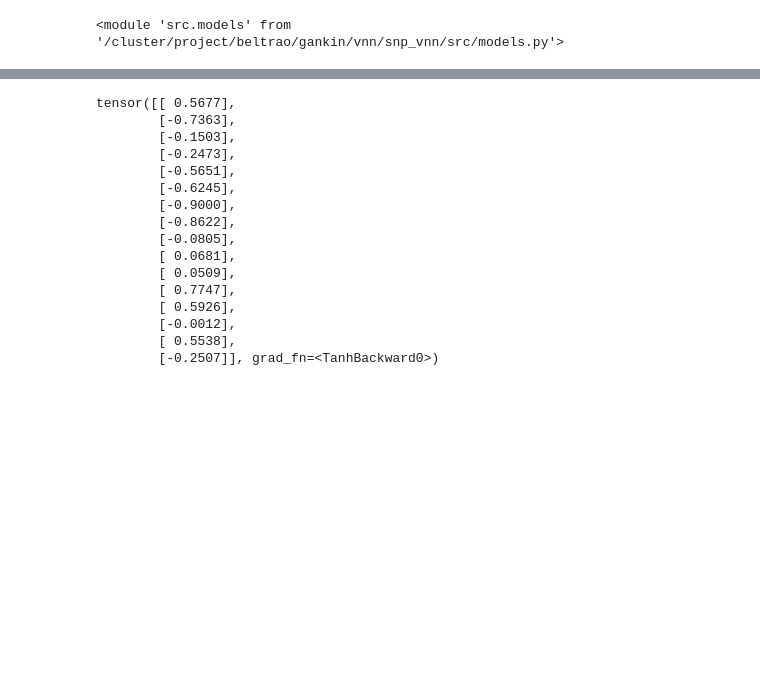
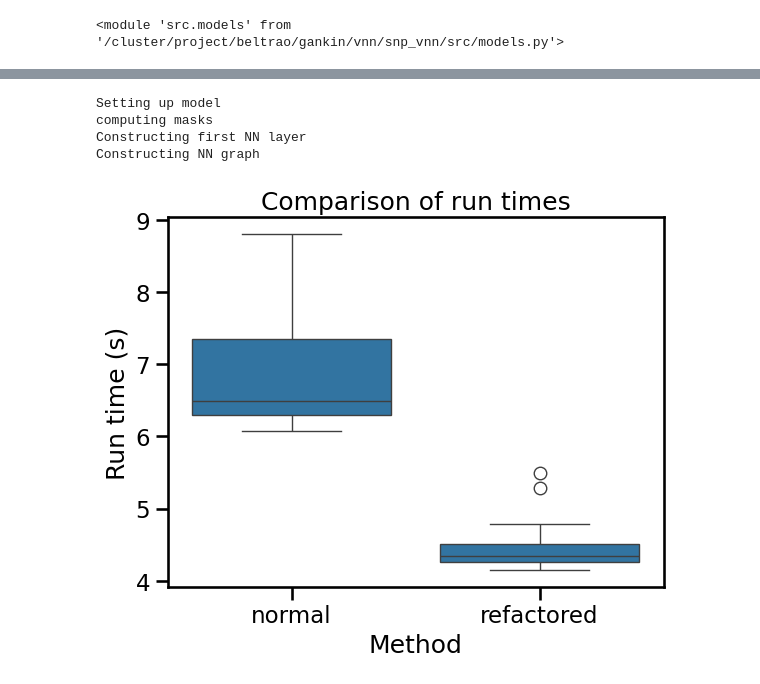
Before and after one commit to DennisGankin/snp_vnn, a Jupyter notebook: tests.ipynb, the cells around one changed output, grey strips where cells are left out. Drawn from its saved outputs; the diff is of its cells as text; code cells hidden in the pictures; blank space fills up the shorter version.

Commit message:
runtime comparison

```diff
--- a/tests.ipynb
+++ b/tests.ipynb
@@ -180,19 +161,52 @@ tensor([[ 0.8208],
-# %%
-result[2]['NEST']
-# %% [output]
-tensor([[ 0.5677],
-        [-0.7363],
-        [-0.1503],
-        [-0.2473],
-        [-0.5651],
-        [-0.6245],
-        [-0.9000],
-        [-0.8622],
-        [-0.0805],
-        [ 0.0681],
-        [ 0.0509],
-        [ 0.7747],
-        [ 0.5926],
-        [-0.0012],
-        [ 0.5538],
-        [-0.2507]], grad_fn=<TanhBackward0>)
+# %%
+# loop 20 times with tqdm and save the time
+from tqdm import tqdm
+times_normal = []
+times_refactored = []
+
+print("Setting up model")
+model = models.GenoVNN(args, snp_ont)
+
+for i in tqdm(range(20), desc="Running normal tests"):
+
+    x = torch.randn(16, 429371, 1)
+
+    start = time.time()
+    aux_out_original, hidden_original = model.forward(x)
+    end = time.time()
+    times_normal.append(end - start)
+
+for i in tqdm(range(20), desc="Running refactored tests"):
+
+    x = torch.randn(16, 429371, 1)
+
+    start = time.time()
+    aux_out_refactored, hidden_refactored = model.forward_refactored(x)
+    end = time.time()
+    times_refactored.append(end - start)
+# %% [output]
+Setting up model
+computing masks
+Constructing first NN layer
+Constructing NN graph
+# %%
+sns.set_context("talk")
+# %%
+# plot a boxplot to compare times between normal and refactored use seabron
+import seaborn as sns
+import matplotlib.pyplot as plt
+
+# create dataframe with bith entries
+times_df = pd.DataFrame()
+times_df["run_time"] = times_normal + times_refactored
+times_df["method"] = ["normal"] * 20 + ["refactored"] * 20
+
+# plot the boxplot
+sns.boxplot(data=times_df, x="method", y="run_time")
+plt.ylabel("Run time (s)")
+plt.xlabel("Method")
+plt.title("Comparison of run times")
+
+plt.show()
+# %% [output]
+[figure, added]
```
Also changed, not shown: parts of 2 cells of this notebook.
